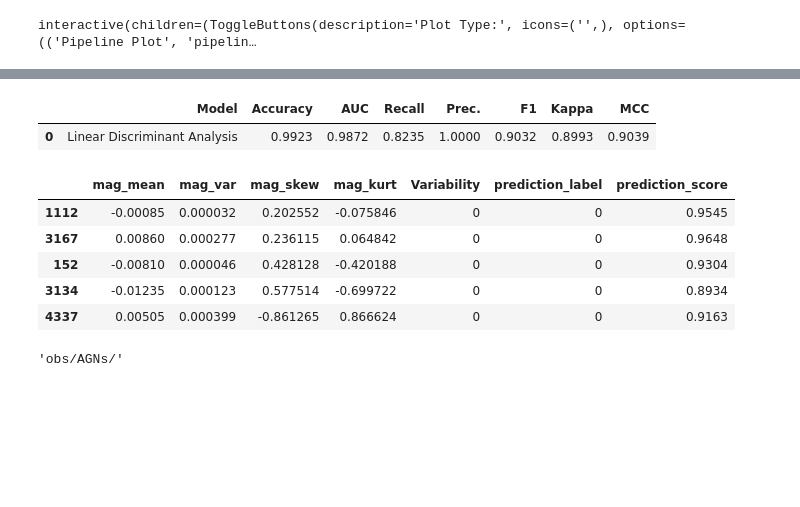
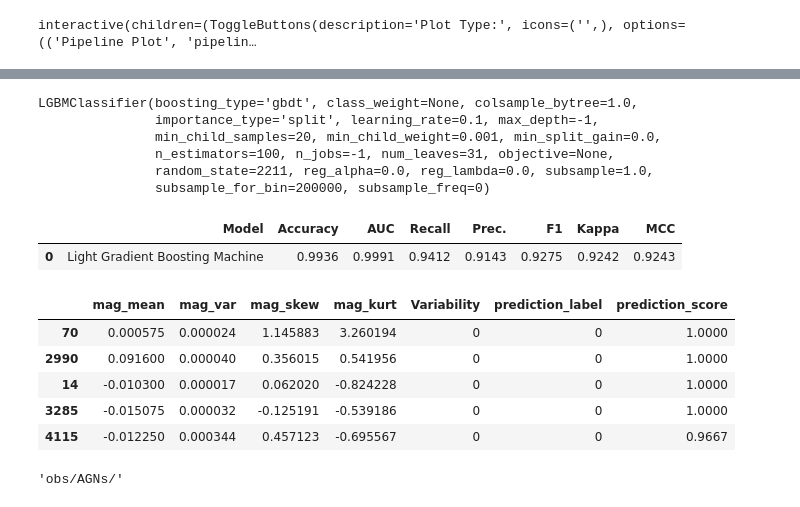
Before and after one commit to manulv96/Tesis, a Jupyter notebook: AGNs_classification_autoML.ipynb, the cells around one changed output, grey strips where cells are left out. Drawn from its saved outputs; the diff is of its cells as text; code cells hidden in the pictures; blank space fills up the shorter version.

```diff
--- a/AGNs_classification_autoML.ipynb
+++ b/AGNs_classification_autoML.ipynb
@@ -324,6 +324,6 @@ clf1 = setup(data=features_df[['mag_mean', 'mag_var', 'mag_skew', 'mag_kurt','Va
 # %%
 # Compare the performance of different classification models
-best_model = compare_models()
+best_model = compare_models(include = ['lr', 'knn', 'dt', 'rf', 'lightgbm'])
 # %% [output]
 [interactive output not drawn]
 |  | Model | Accuracy | AUC | Recall | Prec. | F1 | Kappa | MCC | TT (Sec) |
@@ -364,3 +358,5 @@ plot_model(best_model, plot = 'feature')
 evaluate_model(best_model)
 # %% [output]
 interactive(children=(ToggleButtons(description='Plot Type:', icons=('',), options=(('Pipeline Plot', 'pipelin…
+# %%
+tuned_model = tune_model(best_model)
@@ -367,8 +382,17 @@ interactive(children=(ToggleButtons(description='Plot Type:', icons=('',), optio
+# %%
+tuned_model
+# %% [output]
+LGBMClassifier(boosting_type='gbdt', class_weight=None, colsample_bytree=1.0,
+               importance_type='split', learning_rate=0.1, max_depth=-1,
+               min_child_samples=20, min_child_weight=0.001, min_split_gain=0.0,
+               n_estimators=100, n_jobs=-1, num_leaves=31, objective=None,
+               random_state=2211, reg_alpha=0.0, reg_lambda=0.0, subsample=1.0,
+               subsample_for_bin=200000, subsample_freq=0)
 # %%
 # predict on test set
-holdout_pred = predict_model(best_model)
+holdout_pred = predict_model(tuned_model)
 # %% [output]
 |  | Model | Accuracy | AUC | Recall | Prec. | F1 | Kappa | MCC |
-| 0 | Linear Discriminant Analysis | 0.9923 | 0.9872 | 0.8235 | 1.0000 | 0.9032 | 0.8993 | 0.9039 |
+| 0 | Light Gradient Boosting Machine | 0.9936 | 0.9991 | 0.9412 | 0.9143 | 0.9275 | 0.9242 | 0.9243 |
 # %%
 # save the model in a variable to use for prediction
@@ -378,11 +402,11 @@ final_best_model = finalize_model(best_model)
 holdout_pred.head()
 # %% [output]
 |  | mag_mean | mag_var | mag_skew | mag_kurt | Variability | prediction_label | prediction_score |
-| 1112 | -0.00085 | 0.000032 | 0.202552 | -0.075846 | 0 | 0 | 0.9545 |
-| 3167 | 0.00860 | 0.000277 | 0.236115 | 0.064842 | 0 | 0 | 0.9648 |
-| 152 | -0.00810 | 0.000046 | 0.428128 | -0.420188 | 0 | 0 | 0.9304 |
-| 3134 | -0.01235 | 0.000123 | 0.577514 | -0.699722 | 0 | 0 | 0.8934 |
-| 4337 | 0.00505 | 0.000399 | -0.861265 | 0.866624 | 0 | 0 | 0.9163 |
+| 70 | 0.000575 | 0.000024 | 1.145883 | 3.260194 | 0 | 0 | 1.0000 |
+| 2990 | 0.091600 | 0.000040 | 0.356015 | 0.541956 | 0 | 0 | 1.0000 |
+| 14 | -0.010300 | 0.000017 | 0.062020 | -0.824228 | 0 | 0 | 1.0000 |
+| 3285 | -0.015075 | 0.000032 | -0.125191 | -0.539186 | 0 | 0 | 1.0000 |
+| 4115 | -0.012250 | 0.000344 | 0.457123 | -0.695567 | 0 | 0 | 0.9667 |
 # %%
 def calibration1(agn, star):
 
```
Also changed, not shown: parts of 164 cells of this notebook, 2 other files.
